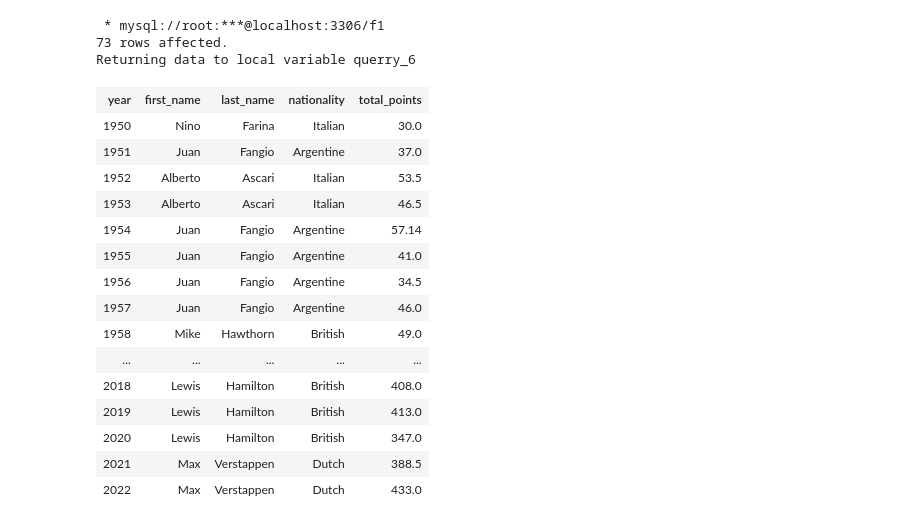
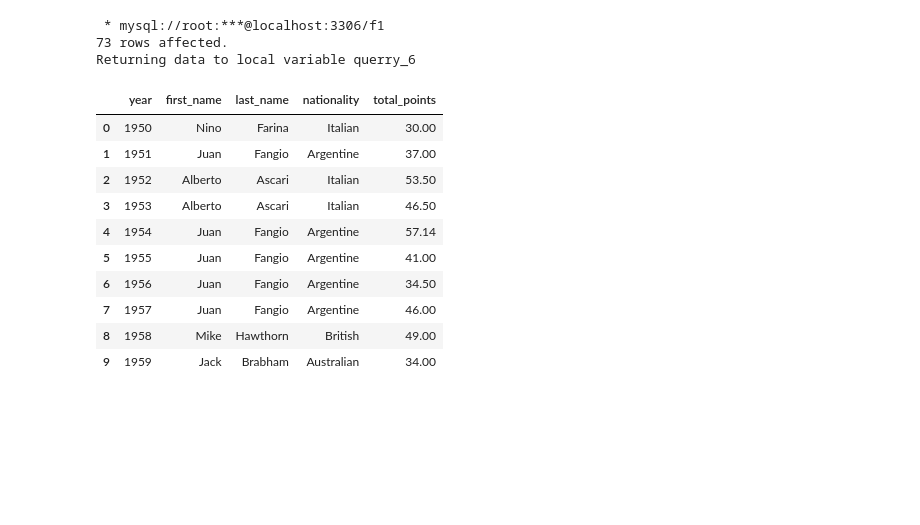
Before and after one commit to przeboch/Analysis_F1_dataset, a Jupyter notebook: Analysis_F1_dataset.ipynb, the cells around one changed output. Cells and saved outputs as stored; diff of their text form; code cells hidden in the pictures; blank space fills up the shorter version.

Commit message:
zmieniono querry_5, queery_6 na DataFrame

```diff
--- a/Analysis_F1_dataset.ipynb
+++ b/Analysis_F1_dataset.ipynb
@@ -559,22 +555,18 @@ GROUP BY
 73 rows affected.
 Returning data to local variable querry_6
 # %%
-querry_6
+querry_6 = querry_6.DataFrame()
+querry_6.head(10)
 # %% [output]
-| year | first_name | last_name | nationality | total_points |
-| 1950 | Nino | Farina | Italian | 30.0 |
-| 1951 | Juan | Fangio | Argentine | 37.0 |
-| 1952 | Alberto | Ascari | Italian | 53.5 |
-| 1953 | Alberto | Ascari | Italian | 46.5 |
-| 1954 | Juan | Fangio | Argentine | 57.14 |
-| 1955 | Juan | Fangio | Argentine | 41.0 |
-| 1956 | Juan | Fangio | Argentine | 34.5 |
-| 1957 | Juan | Fangio | Argentine | 46.0 |
-| 1958 | Mike | Hawthorn | British | 49.0 |
-| ... | ... | ... | ... | ... |
-| 2018 | Lewis | Hamilton | British | 408.0 |
-| 2019 | Lewis | Hamilton | British | 413.0 |
-| 2020 | Lewis | Hamilton | British | 347.0 |
-| 2021 | Max | Verstappen | Dutch | 388.5 |
-| 2022 | Max | Verstappen | Dutch | 433.0 |
+|  | year | first_name | last_name | nationality | total_points |
+| 0 | 1950 | Nino | Farina | Italian | 30.00 |
+| 1 | 1951 | Juan | Fangio | Argentine | 37.00 |
+| 2 | 1952 | Alberto | Ascari | Italian | 53.50 |
+| 3 | 1953 | Alberto | Ascari | Italian | 46.50 |
+| 4 | 1954 | Juan | Fangio | Argentine | 57.14 |
+| 5 | 1955 | Juan | Fangio | Argentine | 41.00 |
+| 6 | 1956 | Juan | Fangio | Argentine | 34.50 |
+| 7 | 1957 | Juan | Fangio | Argentine | 46.00 |
+| 8 | 1958 | Mike | Hawthorn | British | 49.00 |
+| 9 | 1959 | Jack | Brabham | Australian | 34.00 |
 # %%
```
Also changed, not shown: parts of 3 cells of this notebook.
